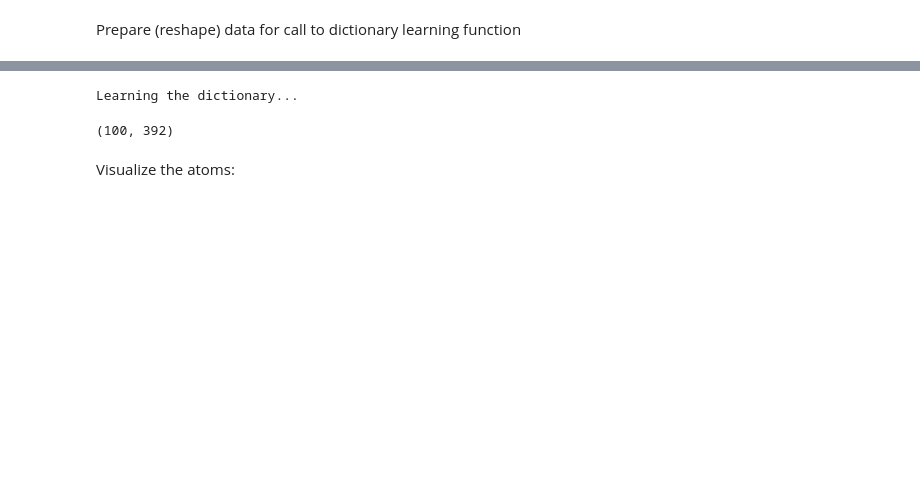
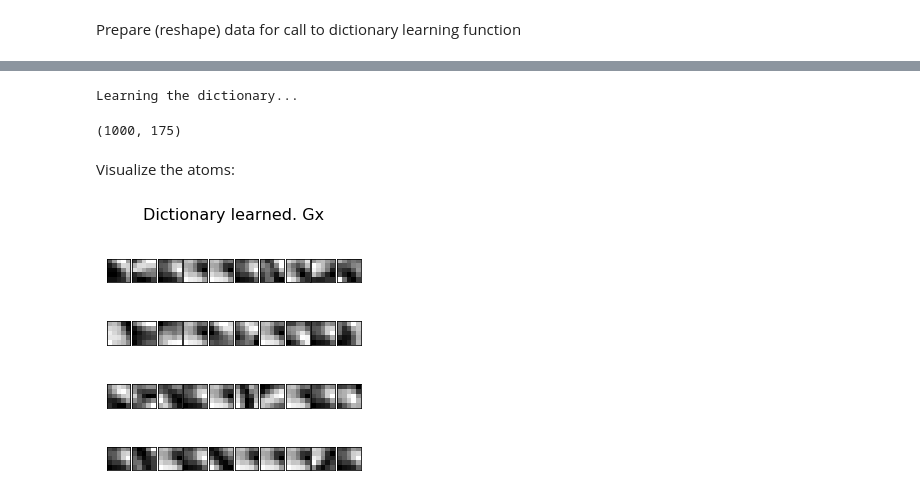
Before and after one commit to SudeshnaBora/Computer_Vision, a Jupyter notebook: code/Learning Phase.ipynb, the cells around one changed output, grey strips where cells are left out. Cells and saved outputs as stored; diff of their text form; code cells hidden in the pictures; blank space fills up the shorter version.

```diff
--- a/code/Learning Phase.ipynb
+++ b/code/Learning Phase.ipynb
@@ -289,12 +286,31 @@ data_patches.shape
 # %%
 print('Learning the dictionary...')
-dico = MiniBatchDictionaryLearning(n_components=100, alpha=1, n_iter=500)
-V = dico.fit(data_patches).components_
-V.shape
+dico = MiniBatchDictionaryLearning(n_components=n_components, alpha=1, n_iter=500)
 # %% [output]
 Learning the dictionary...
-(100, 392)
+# %%
+V = dico.fit(data_patches).components_
+V.shape
+# %% [output]
+(1000, 175)
 # %% [markdown]
 Visualize the atoms:
+# %%
+num_atoms_plot = 40
+if (num_atoms_plot > n_components):
+    num_atoms_plot = n_components
+
+plt.figure(figsize=(4.2, 4))
+for i, comp in enumerate(V[:num_atoms_plot]):
+    plt.subplot(int(num_atoms_plot/10), 10, i + 1)
+    atom = comp.reshape(patch_size[0],patch_size[0],-1)
+    plt.imshow(atom[:,:,0], cmap=plt.cm.gray_r,
+               interpolation='nearest')
+    plt.xticks(())
+    plt.yticks(())
+plt.suptitle('Dictionary learned. Gx\n', fontsize=16)
+plt.subplots_adjust(0.08, 0.02, 0.92, 0.85, 0.08, 0.23)
+# %% [output]
+[figure, added]
 # %%
 plt.figure(figsize=(4.2, 4))
```
Also changed, not shown: parts of 38 cells of this notebook.
